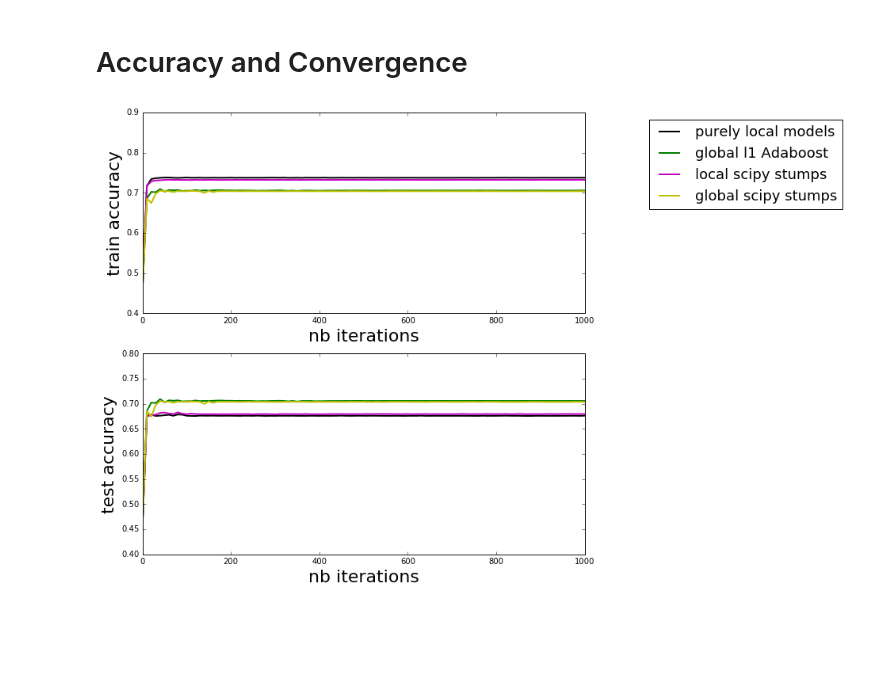
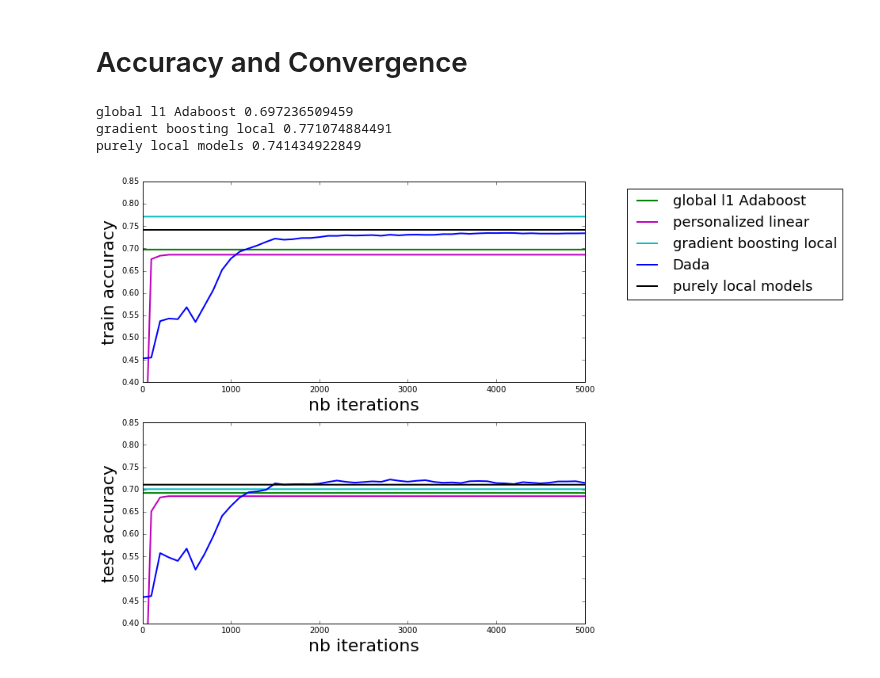
Before and after one commit to vzantedeschi/Dada, a Jupyter notebook: notebooks/School.ipynb, the cells around one changed output. Saved outputs shown, nothing was run; the diff lists cells and outputs as text; code cells hidden in the pictures; blank space fills up the shorter version.

Commit message:
results with ground truth graph

```diff
--- a/notebooks/School.ipynb
+++ b/notebooks/School.ipynb
@@ -19,16 +19,16 @@ import matplotlib.pyplot as plt
 # %%
 # set graph of nodes with local personalized data
 NB_ITER = 1000
-n = 56
+n = 112
 
-MU = 0.1
+MU = 1
 BETA = 1
 
-X, Y, X_test, Y_test, K, max_nb_instances = load_school(path="../datasets/", thr=20, split=10)
+X, Y, X_test, Y_test, adjacency, distances, K, max_nb_instances = load_school(path="../datasets/", thr=20, split=1)
 D = X[0].shape[1]
 
 # get nodes
-nodes = null_graph(X, Y, X_test, Y_test, K, max_nb_instances)
+nodes = graph(X, Y, X_test, Y_test, K, adjacency, distances, max_nb_instances)
 
 # set monitors for optimization analysis
 monitors = {
@@ -44,15 +44,13 @@ base_clfs = get_stumps(n=n, d=D, min_v=vmin, max_v=vmax)
 results = {}
 # %%
 centralized_nodes = deepcopy(nodes)
-results["global l1 Adaboost"] = centralized_FW(centralized_nodes, base_clfs, beta=BETA, nb_iter=NB_ITER, monitors=monitors, checkevery=10)
-# results["global l1 Adaboost"] = {}
-# results["global l1 Adaboost"]["train-accuracy"] = central_train_accuracy(centralized_nodes)
-# results["global l1 Adaboost"]["test-accuracy"] = central_test_accuracy(centralized_nodes)
+centralized_FW(centralized_nodes, base_clfs, beta=BETA, nb_iter=NB_ITER, monitors={})
+results["global l1 Adaboost"] = {}
+results["global l1 Adaboost"]["train-accuracy"] = central_train_accuracy(centralized_nodes)
+results["global l1 Adaboost"]["test-accuracy"] = central_test_accuracy(centralized_nodes)
 
 local_nodes = deepcopy(nodes)
-results["purely local models"] = local_FW(local_nodes, base_clfs, beta=BETA, nb_iter=NB_ITER, monitors=monitors, checkevery=10)
-# results["purely local models"] = {}
-# results["purely local models"]["train-accuracy"] = central_train_accuracy(local_nodes)
-# results["purely local models"]["test-accuracy"] = central_test_accuracy(local_nodes)
-
-# results["personalized linear"], clf_colearning = colearning(K, X, Y, X_test, Y_test, D, NB_ITER, adj_matrix, similarities, mu=MU, max_samples_per_node=max_nb_instances)
+local_FW(local_nodes, base_clfs, beta=BETA, nb_iter=NB_ITER, monitors={})
+results["purely local models"] = {}
+results["purely local models"]["train-accuracy"] = central_train_accuracy(local_nodes)
+results["purely local models"]["test-accuracy"] = central_test_accuracy(local_nodes)
@@ -59,8 +59,11 @@ results["purely local models"] = local_FW(local_nodes, base_clfs, beta=BETA, nb_
+# %%
+reg_nodes = deepcopy(nodes)
+results["Dada"] = regularized_local_FW(reg_nodes, base_clfs, nb_iter=5000, beta=BETA, mu=1, monitors=monitors, checkevery=100)
 # %%
 # initialize with local models
 init_w = graph_discovery_sparse(local_nodes, 8)
 gd_nodes = deepcopy(nodes)
-results["Dada"] = gd_reg_local_FW(gd_nodes, base_clfs, init_w, gd_method={"name":"laplacian", "pace_gd": 50, "args":(20)}, beta=BETA, mu=MU, reset_step=False, nb_iter=6000, monitors=monitors, checkevery=100)
+results["Dada gd"] = gd_reg_local_FW(gd_nodes, base_clfs, init_w, gd_method={"name":"laplacian", "pace_gd": 100, "args":(8)}, beta=BETA, mu=1, reset_step=False, nb_iter=5000, monitors=monitors, checkevery=100)
 # %%
 rnd_nodes = deepcopy(nodes)
 rnd_accs = random_accuracy(rnd_nodes)
@@ -104,44 +107,47 @@ colors = {
     "Dada": "b",
     "global l1 Adaboost": "g",
     "purely local models": "k",
-    "global scipy stumps": "y",
-    "local scipy stumps": "m",
+    "Dada gd": "y",
+    "personalized linear": "m",
     "gradient boosting local": "c"
 }
 
-max_iter = 1000
+max_iter = 5000
 plt.subplot(211)
 plt.xlabel('nb iterations', fontsize=22)
 plt.ylabel('train accuracy', fontsize=22)
 plt.xlim(0, max_iter)
-plt.ylim(0.4, 0.9)
+plt.ylim(0.4, 0.85)
 
 for k, r_list in results.items():
     try:
-        c = 10
+        c = 100
         plt.plot([i*c for i in range(len(r_list))], [r['train-accuracy'] for r in r_list], label='{}'.format(k), color=colors[k], linewidth=2)
     except:
         print(k, r_list['train-accuracy'])
         plt.plot(range(max_iter+1), [r_list['train-accuracy']]*(max_iter+1), label='{}'.format(k), color=colors[k], linewidth=2)
 
 plt.legend(bbox_to_anchor=(1.6, 1), fontsize=18)
 
 plt.subplot(212)
 plt.xlabel('nb iterations', fontsize=22)
 plt.ylabel('test accuracy', fontsize=22)
 plt.xlim(0, max_iter)
-plt.ylim(0.4, 0.8)
+plt.ylim(0.4, 0.85)
 
 for k, r_list in results.items():
     try:
-        c = 10
+        c = 100
         plt.plot([i*c for i in range(len(r_list))], [r['test-accuracy'] for r in r_list], label='{}'.format(k), color=colors[k], linewidth=2)
     except:
         plt.plot(range(max_iter+1), [r_list['test-accuracy']]*(max_iter+1), label='{}'.format(k), color=colors[k], linewidth=2)
 
 # plt.legend(loc='lower right', fontsize=18)
 # %% [output]
+global l1 Adaboost 0.697236509459
+gradient boosting local 0.771074884491
+purely local models 0.741434922849
-[figure, old version]
+[figure, new version]
 # %%
 # convergence
 
```
Also changed, not shown: parts of 3 cells of this notebook.
